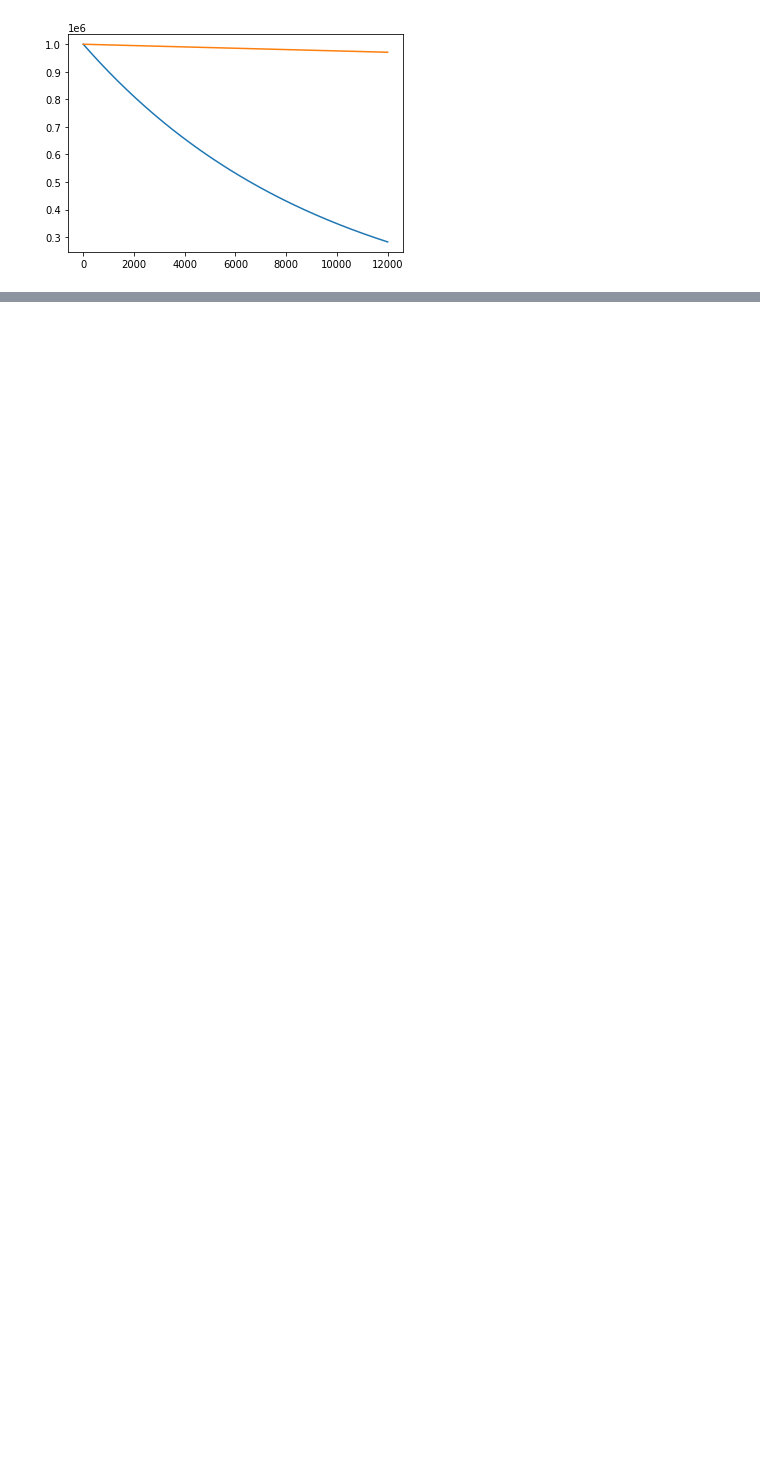
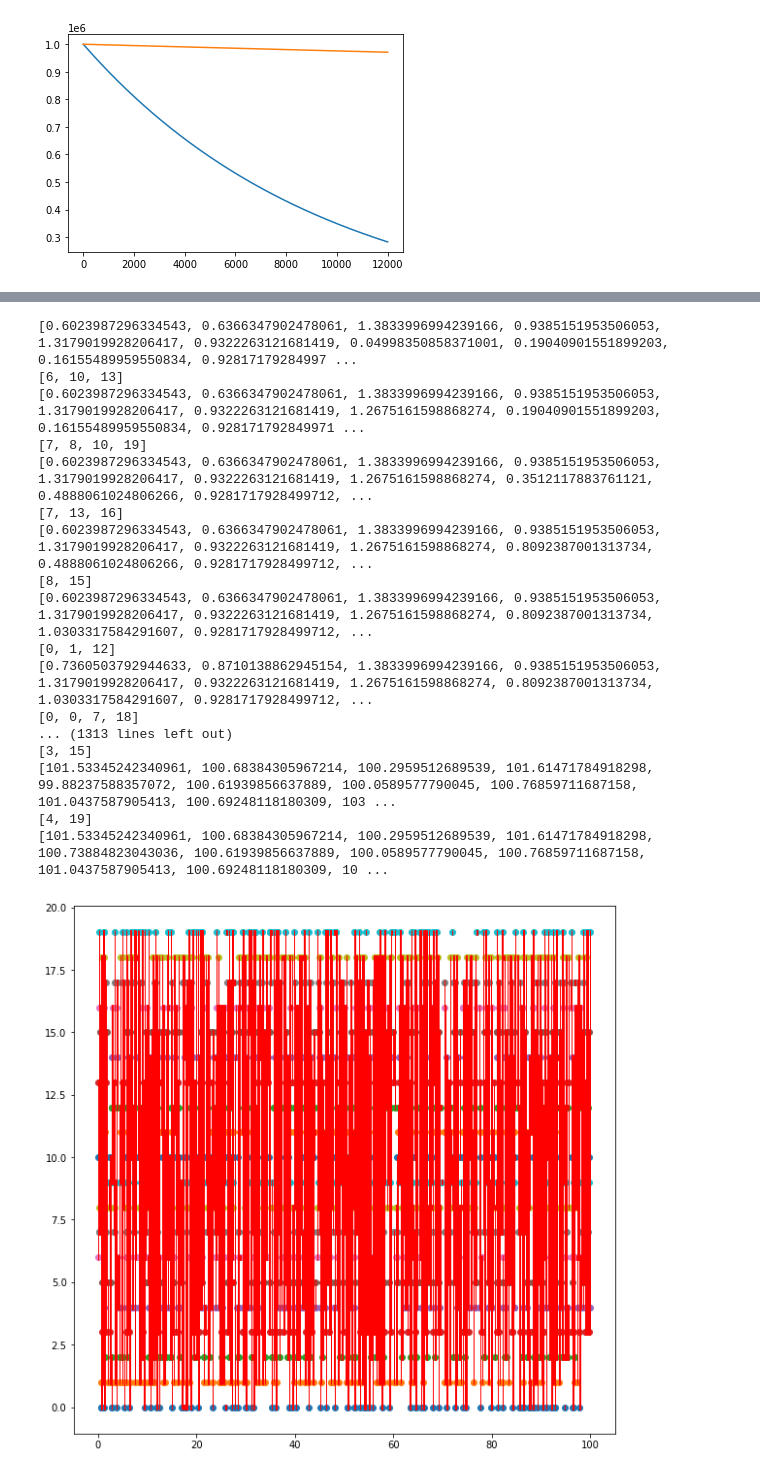
Before and after one commit to bwynneHEP/SimplePetScanner, a Jupyter notebook: analysis/NECRanalysis.ipynb, the cells around one changed output, grey strips where cells are left out. Saved outputs shown, nothing was run; the diff lists cells and outputs as text; code cells hidden in the pictures; blank space fills up the shorter version.

```diff
--- a/analysis/NECRanalysis.ipynb
+++ b/analysis/NECRanalysis.ipynb
@@ -171,0 +173,80 @@ testing 4 1.7976931348623157e+308  against  19.10514273444463
+# %%
+# Avoid pre-generating timelines since it blows up the RAM
+def GenerateCoincidences( Channels, DecayRate, EndTime, TimeWindow, TimelinesOut = None ):
+    coincidences = []
+    coincidenceTimes = []
+
+    # Set the first event in each timeline
+    nextTimes = []
+    for decayTimes in range( Channels ):
+        nextTimes.append( DeltaT( DecayRate ) )
+        if TimelinesOut is not None:
+            TimelinesOut.append( [] )
+
+    unfinishedTimeline = True
+    while unfinishedTimeline:
+
+        # Check if we have anything to process
+        unfinishedTimeline = False
+        for nextTime in nextTimes:
+            if nextTime <= EndTime:
+                unfinishedTimeline = True
+                break
+
+        # Start the window at the earliest event
+        time = min( nextTimes )
+        print( nextTimes, " min = ", time )
+
+        # Find all events in the window
+        coincidence = []
+        for channelIndex, nextTime in enumerate( nextTimes ):
+
+            while nextTime <= time + TimeWindow and nextTime <= EndTime:
+
+                # Store the time point
+                coincidence.append( channelIndex )
+                if TimelinesOut is not None:
+                    TimelinesOut[ channelIndex ].append( nextTime )
+
+                # Update to next time point
+                nextTime += DeltaT( DecayRate )
+
+            # Store the first event outside the window, for the next coincidence
+            nextTimes[ channelIndex ] = nextTime
+
+        # The last entry is empty, because all times now past end
+        if len( coincidence ) > 0:
+            print( coincidence )
+            coincidences.append( coincidence )
+            coincidenceTimes.append( time )
+
+    return coincidences, coincidenceTimes
+
+quickTimelines = []
+coincidences, coincidenceTimes = GenerateCoincidences( 20, 1, 100, 0.1, quickTimelines )
+TimelinesPlot( quickTimelines )
+CoincidenceBoxes( coincidences, coincidenceTimes, 0.1 )
+
+mpl.gcf().set_size_inches(10, 10)
+mpl.show()
+
+print( coincidences )
+# %% [output]
+[0.6023987296334543, 0.6366347902478061, 1.3833996994239166, 0.9385151953506053, 1.3179019928206417, 0.9322263121681419, 0.04998350858371001, 0.19040901551899203, 0.16155489959550834, 0.92817179284997 ...
+[6, 10, 13]
+[0.6023987296334543, 0.6366347902478061, 1.3833996994239166, 0.9385151953506053, 1.3179019928206417, 0.9322263121681419, 1.2675161598868274, 0.19040901551899203, 0.16155489959550834, 0.928171792849971 ...
+[7, 8, 10, 19]
+[0.6023987296334543, 0.6366347902478061, 1.3833996994239166, 0.9385151953506053, 1.3179019928206417, 0.9322263121681419, 1.2675161598868274, 0.3512117883761121, 0.4888061024806266, 0.9281717928499712, ...
+[7, 13, 16]
+[0.6023987296334543, 0.6366347902478061, 1.3833996994239166, 0.9385151953506053, 1.3179019928206417, 0.9322263121681419, 1.2675161598868274, 0.8092387001313734, 0.4888061024806266, 0.9281717928499712, ...
+[8, 15]
+[0.6023987296334543, 0.6366347902478061, 1.3833996994239166, 0.9385151953506053, 1.3179019928206417, 0.9322263121681419, 1.2675161598868274, 0.8092387001313734, 1.0303317584291607, 0.9281717928499712, ...
+[0, 1, 12]
+[0.7360503792944633, 0.8710138862945154, 1.3833996994239166, 0.9385151953506053, 1.3179019928206417, 0.9322263121681419, 1.2675161598868274, 0.8092387001313734, 1.0303317584291607, 0.9281717928499712, ...
+[0, 0, 7, 18]
+... (1313 lines left out)
+[3, 15]
+[101.53345242340961, 100.68384305967214, 100.2959512689539, 101.61471784918298, 99.88237588357072, 100.61939856637889, 100.0589577790045, 100.76859711687158, 101.0437587905413, 100.69248118180309, 103 ...
+[4, 19]
+[101.53345242340961, 100.68384305967214, 100.2959512689539, 101.61471784918298, 100.73884823043036, 100.61939856637889, 100.0589577790045, 100.76859711687158, 101.0437587905413, 100.69248118180309, 10 ...
+[figure, added]
```
Also changed, not shown: parts of 4 cells of this notebook.
